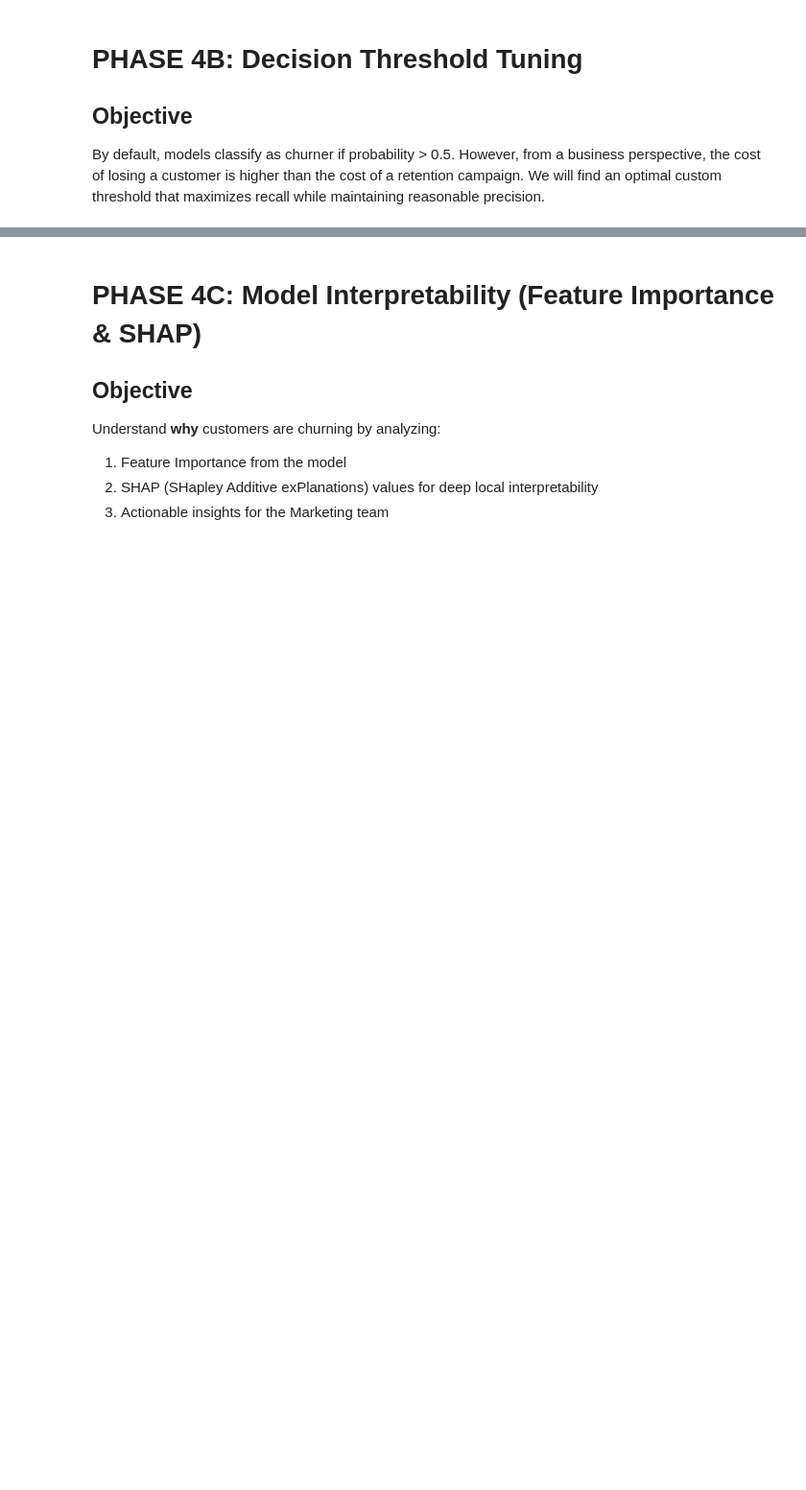
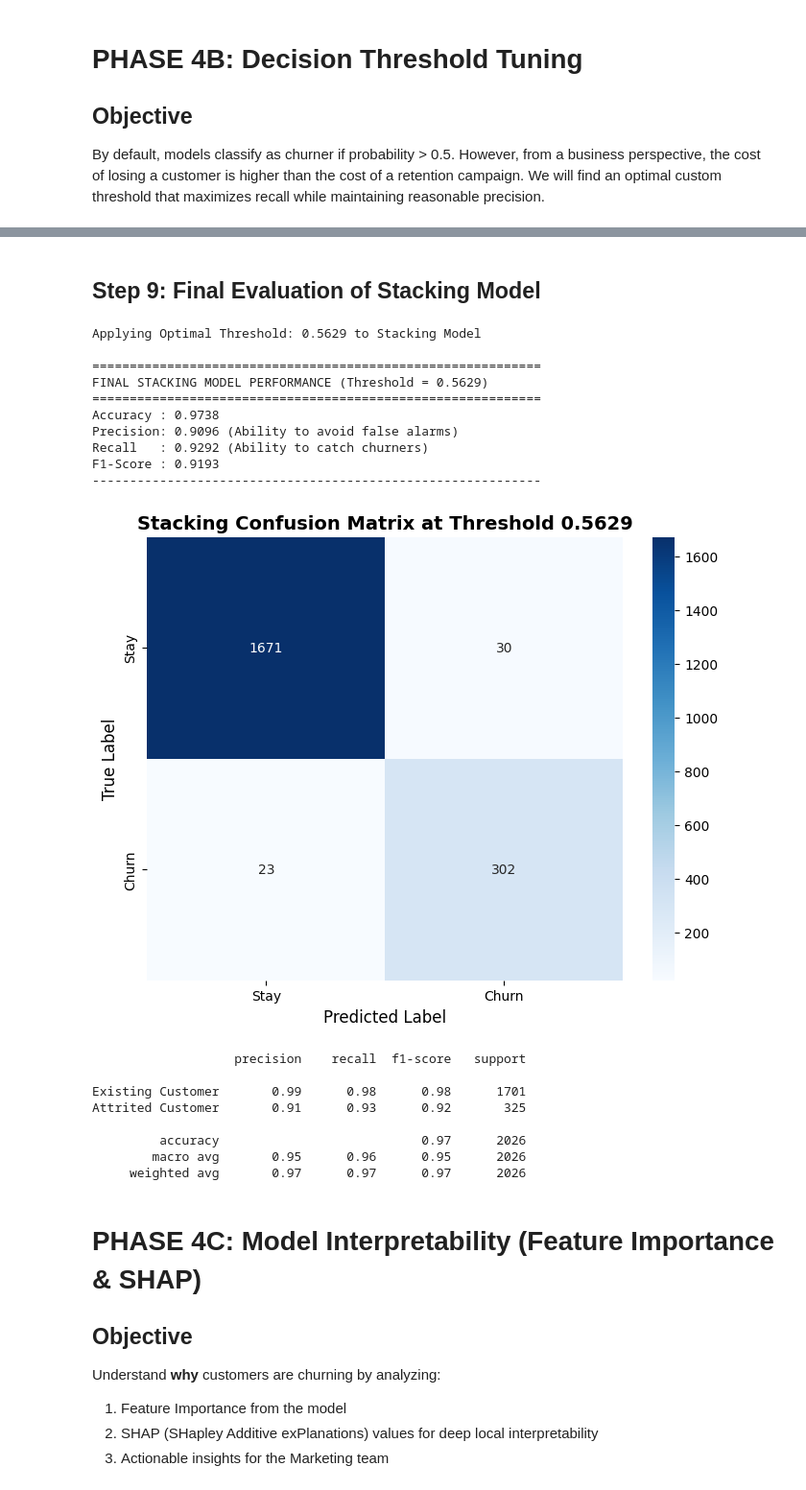
Before and after one commit to mfortunaa/AI66A_Group2_Credit_Card_Customers, a Jupyter notebook: notebook/04_Advanced_Tuning_and_Stacking.ipynb.ipynb, the cells around one changed output, grey strips where cells are left out. Shown at 96% size. Cells and saved outputs as stored; diff of their text form; code cells hidden in the pictures; blank space fills up the shorter version.

```diff
--- a/notebook/04_Advanced_Tuning_and_Stacking.ipynb.ipynb
+++ b/notebook/04_Advanced_Tuning_and_Stacking.ipynb.ipynb
@@ -721,3 +536,64 @@ Maximum F1-Score at this threshold: 0.9217
+# %% [markdown]
+## Step 9: Final Evaluation of Stacking Model
+# %%
+# Final Evaluation with Optimal Threshold (Stacking Model)
+from sklearn.metrics import classification_report, confusion_matrix, accuracy_score, precision_score, recall_score, f1_score
+import seaborn as sns
+import matplotlib.pyplot as plt
+
+print(f"Applying Optimal Threshold: {optimal_threshold:.4f} to Stacking Model")
+
+# Generate new predictions based on the custom threshold
+y_pred_stack_optimal = (y_probs_stack >= optimal_threshold).astype(int)
+
+# Calculate final metrics for the Stacked Model
+stack_accuracy = accuracy_score(y_test, y_pred_stack_optimal)
+stack_precision = precision_score(y_test, y_pred_stack_optimal)
+stack_recall = recall_score(y_test, y_pred_stack_optimal)
+stack_f1 = f1_score(y_test, y_pred_stack_optimal)
+
+# Display the Performance Comparison
+print("\n" + "="*60)
+print(f"FINAL STACKING MODEL PERFORMANCE (Threshold = {optimal_threshold:.4f})")
+print("="*60)
+print(f"Accuracy : {stack_accuracy:.4f}")
+print(f"Precision: {stack_precision:.4f} (Ability to avoid false alarms)")
+print(f"Recall   : {stack_recall:.4f} (Ability to catch churners)")
+print(f"F1-Score : {stack_f1:.4f}")
+print("-"*60)
+
+# Visualize with a Confusion Matrix
+cm = confusion_matrix(y_test, y_pred_stack_optimal)
+plt.figure(figsize=(8, 6))
+sns.heatmap(cm, annot=True, fmt='d', cmap='Blues',
+            xticklabels=['Stay', 'Churn'],
+            yticklabels=['Stay', 'Churn'])
+plt.xlabel('Predicted Label', fontsize=12)
+plt.ylabel('True Label', fontsize=12)
+plt.title(f'Stacking Confusion Matrix at Threshold {optimal_threshold:.4f}', fontsize=14, fontweight='bold')
+plt.show()
+
+print("\n" + classification_report(y_test, y_pred_stack_optimal, target_names=['Existing Customer', 'Attrited Customer']))
+# %% [output]
+Applying Optimal Threshold: 0.5629 to Stacking Model
+
+============================================================
+FINAL STACKING MODEL PERFORMANCE (Threshold = 0.5629)
+============================================================
+Accuracy : 0.9738
+Precision: 0.9096 (Ability to avoid false alarms)
+Recall   : 0.9292 (Ability to catch churners)
+F1-Score : 0.9193
+------------------------------------------------------------
+[figure, new version]
+                   precision    recall  f1-score   support
+
+Existing Customer       0.99      0.98      0.98      1701
+Attrited Customer       0.91      0.93      0.92       325
+
+         accuracy                           0.97      2026
+        macro avg       0.95      0.96      0.95      2026
+     weighted avg       0.97      0.97      0.97      2026
 # %% [markdown]
 # PHASE 4C: Model Interpretability (Feature Importance & SHAP)
 
```
Also changed, not shown: parts of 25 cells of this notebook, 2 other files.
